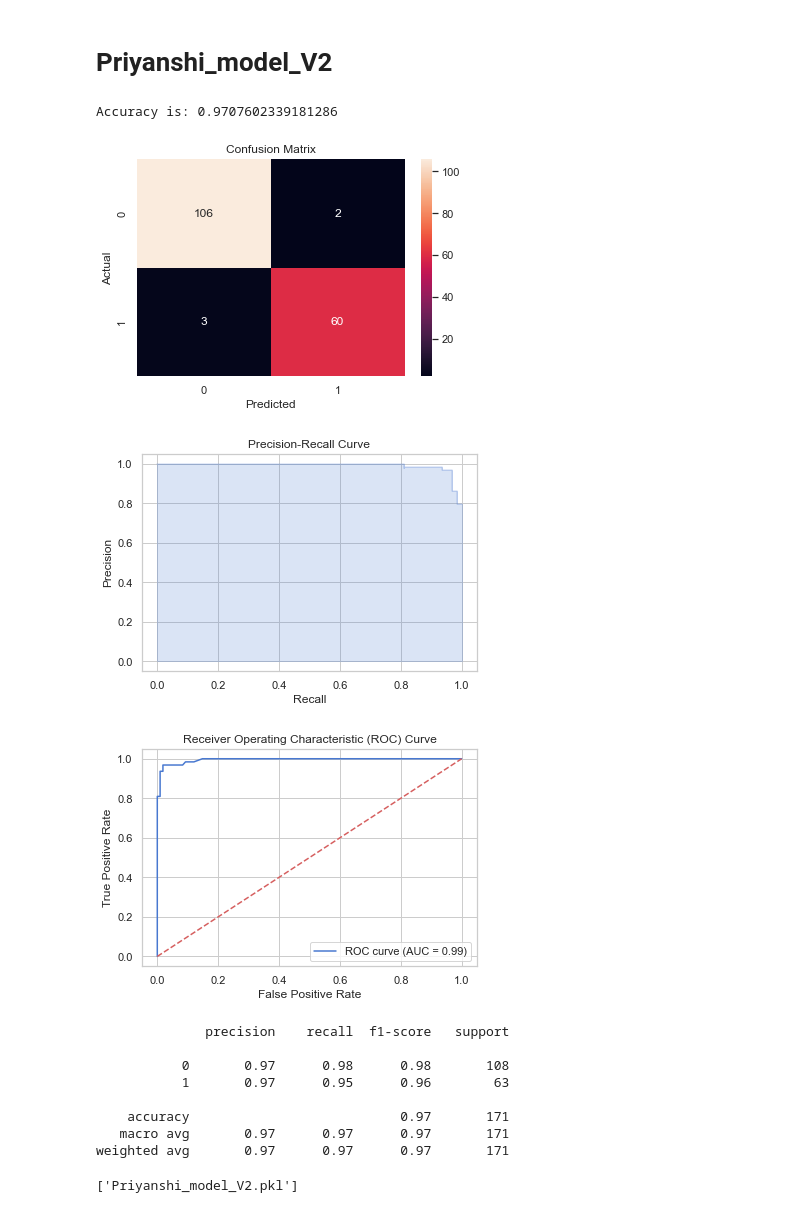
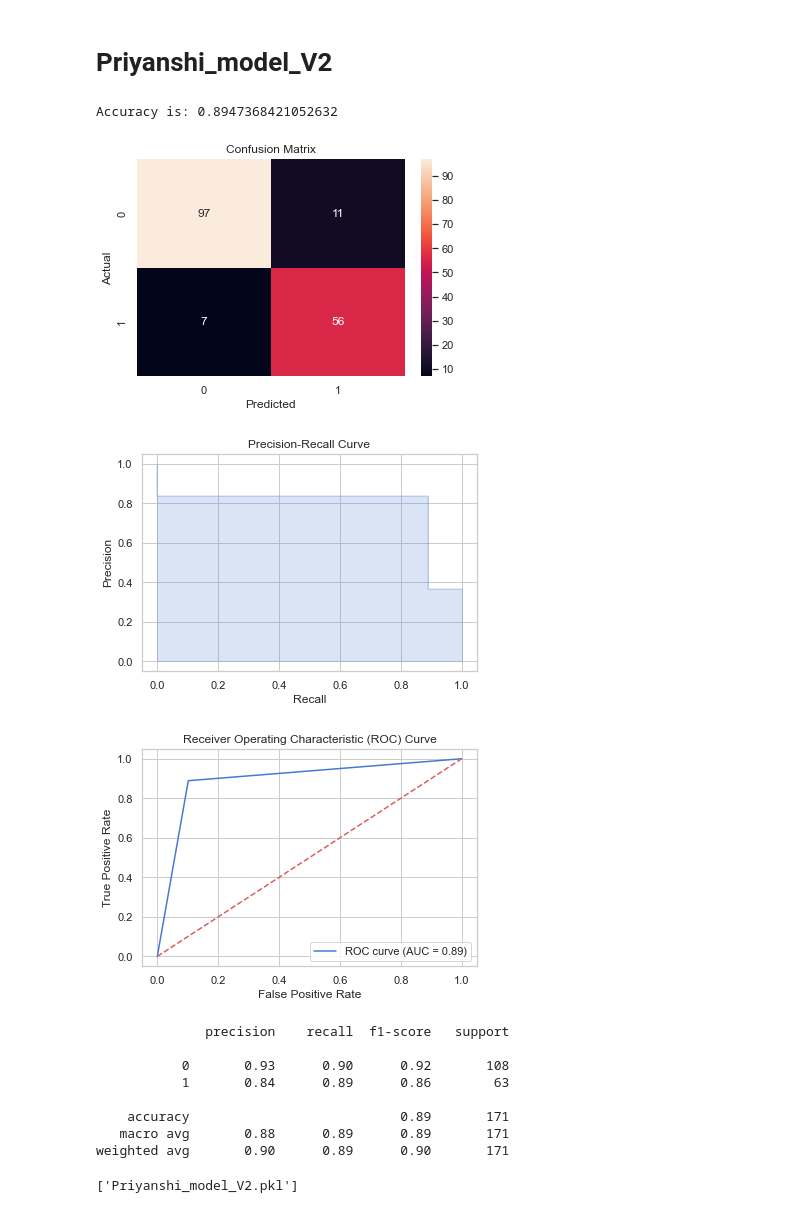
Before and after one commit to Priyaj15/lab2_2004, a Jupyter notebook: model2.ipynb, the cells around one changed output. Cells and saved outputs as stored; diff of their text form; code cells hidden in the pictures.

Commit message:
images

```diff
--- a/model2.ipynb
+++ b/model2.ipynb
@@ -333,16 +333,17 @@ Well, we choose our features but **did we choose correctly ?** Lets use random f
 # Priyanshi_model_V2
 # %%
 from sklearn.tree import DecisionTreeClassifier
+x_train, x_test, y_train, y_test = train_test_split(x_1, y, test_size=0.3, random_state=42)
 # %%
 clf_dt = DecisionTreeClassifier()
-clr_dt = clf_dt.fit(x_train, y_train)
+clf_dt = clf_dt.fit(x_train, y_train)
 y_pred_dt = clf_dt.predict(x_test)
 # %%
 
 # Convert string labels to binary labels
 label_mapping = {'B': 0, 'M': 1}
 y_test_binary = np.array([label_mapping[label] for label in y_test])
-y_pred_binary = np.array([label_mapping[label] for label in y_pred])
+y_pred_binary = np.array([label_mapping[label] for label in y_pred_dt])
 
 # Accuracy
 ac = accuracy_score(y_test_binary, y_pred_binary)
@@ -356,46 +357,46 @@ plt.title('Confusion Matrix')
 plt.xlabel('Predicted')
 plt.ylabel('Actual')
 plt.show()
 
 # Precision-Recall Curve
-y_scores = clf_rf.predict_proba(x_test)[:, 1]
+y_scores = clf_dt.predict_proba(x_test)[:, 1]
 precision, recall, _ = precision_recall_curve(y_test_binary, y_scores)
 plt.figure()
 plt.step(recall, precision, color='b', alpha=0.2, where='post')
 plt.fill_between(recall, precision, step='post', alpha=0.2, color='b')
 plt.xlabel('Recall')
 plt.ylabel('Precision')
 plt.title('Precision-Recall Curve')
 plt.show()
 
 # ROC Curve
 fpr, tpr, _ = roc_curve(y_test_binary, y_scores)
 auc = roc_auc_score(y_test_binary, y_scores)
 plt.figure()
 plt.plot(fpr, tpr, color='b', label='ROC curve (AUC = %0.2f)' % auc)
 plt.plot([0, 1], [0, 1], color='r', linestyle='--')
 plt.xlabel('False Positive Rate')
 plt.ylabel('True Positive Rate')
 plt.title('Receiver Operating Characteristic (ROC) Curve')
 plt.legend(loc="lower right")
 plt.show()
 
 # Classification Report
 from sklearn.metrics import classification_report
 print(classification_report(y_test_binary, y_pred_binary))
 # %% [output]
-Accuracy is: 0.9707602339181286
+Accuracy is: 0.8947368421052632
-[figure, old version]
+[figure, new version]
-[figure, old version]
+[figure, new version]
-[figure, old version]
+[figure, new version]
               precision    recall  f1-score   support
 
-           0       0.97      0.98      0.98       108
-           1       0.97      0.95      0.96        63
+           0       0.93      0.90      0.92       108
+           1       0.84      0.89      0.86        63
 
-    accuracy                           0.97       171
-   macro avg       0.97      0.97      0.97       171
-weighted avg       0.97      0.97      0.97       171
+    accuracy                           0.89       171
+   macro avg       0.88      0.89      0.89       171
+weighted avg       0.90      0.89      0.90       171
 # %%
 import joblib
 
```
Also changed, not shown: parts of 8 cells of this notebook, 5 other files.
